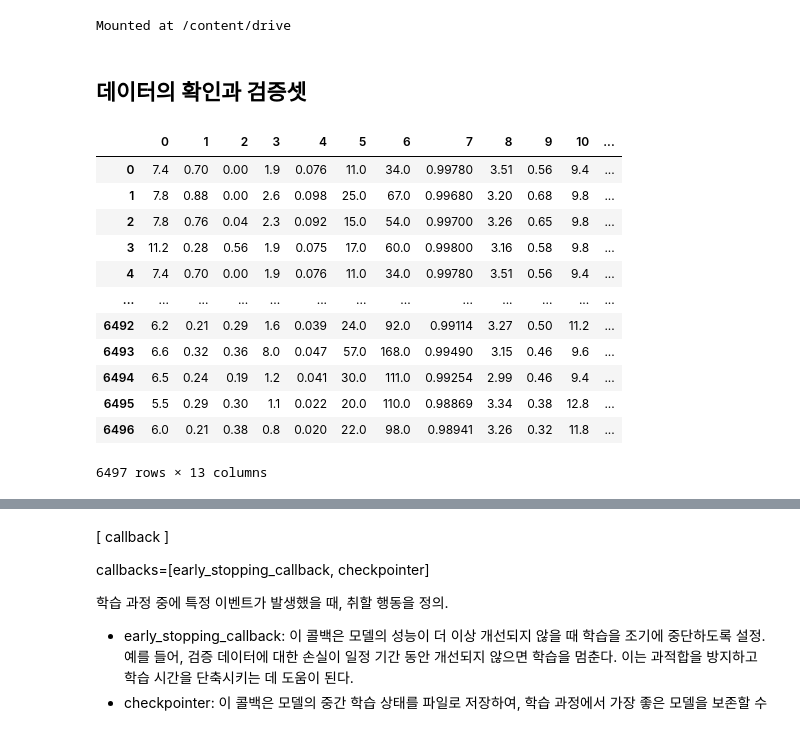
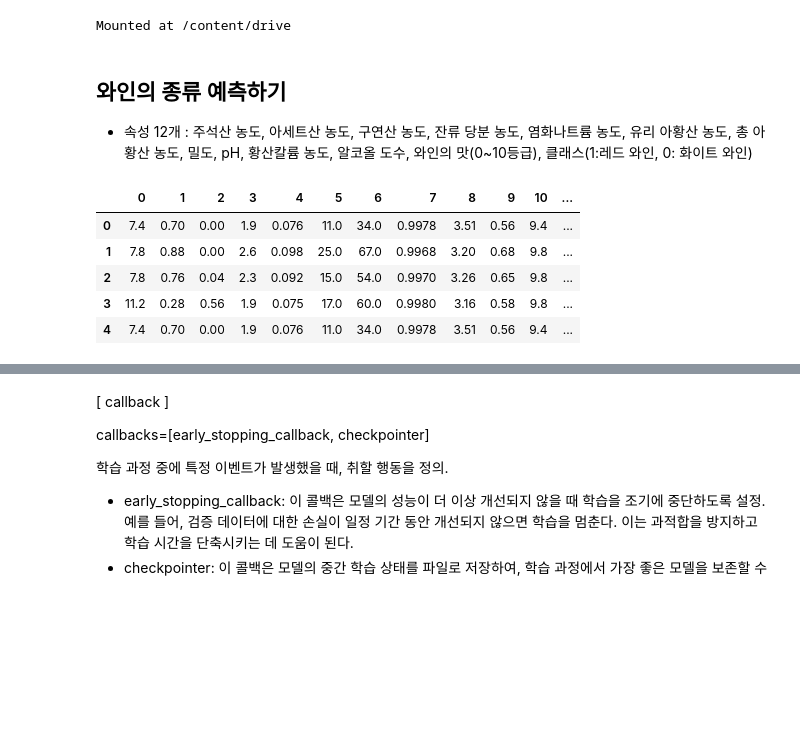
Before and after one commit to bnv20/kdt_2310, a Jupyter notebook: m6_dl/m6_모델성능개선.ipynb, the cells around one changed output, grey strips where cells are left out. Saved outputs shown, nothing was run; the diff lists cells and outputs as text; code cells hidden in the pictures; blank space fills up the shorter version.

```diff
--- a/m6_dl/m6_모델성능개선.ipynb
+++ b/m6_dl/m6_모델성능개선.ipynb
@@ -3,30 +3,32 @@ from google.colab import drive
 drive.mount('/content/drive')
 # %% [output]
 Mounted at /content/drive
-# %% [markdown]
-## 데이터의 확인과 검증셋
+# %% [markdown]
+## 와인의 종류 예측하기
+
+- 속성 12개 : 주석산 농도, 아세트산 농도, 구연산 농도, 잔류 당분 농도, 염화나트륨 농도, 유리 아황산 농도, 총 아황산 농도, 밀도, pH, 황산칼륨 농도, 알코올 도수, 와인의 맛(0~10등급), 클래스(1:레드 와인, 0: 화이트 와인)
 # %%
+import tensorflow as tf
 from tensorflow.keras.models import Sequential
 from tensorflow.keras.layers import Dense
 from sklearn.model_selection import train_test_split
+import numpy as np
 import pandas as pd
+import random as python_random
+
+tf.random.set_seed(123)
+np.random.seed(123)
+python_random.seed(123)
 
 # 데이터를 입력합니다.
 df = pd.read_csv('/content/drive/MyDrive/kdt_231026/m6_dl/data/wine.csv', header=None)
 
 # 데이터를 미리 보겠습니다.
-df
+df.head()
 # %% [output]
 |  | 0 | 1 | 2 | 3 | 4 | 5 | 6 | 7 | 8 | 9 | 10 | ... |
-| 0 | 7.4 | 0.70 | 0.00 | 1.9 | 0.076 | 11.0 | 34.0 | 0.99780 | 3.51 | 0.56 | 9.4 | ... |
-| 1 | 7.8 | 0.88 | 0.00 | 2.6 | 0.098 | 25.0 | 67.0 | 0.99680 | 3.20 | 0.68 | 9.8 | ... |
-| 2 | 7.8 | 0.76 | 0.04 | 2.3 | 0.092 | 15.0 | 54.0 | 0.99700 | 3.26 | 0.65 | 9.8 | ... |
-| 3 | 11.2 | 0.28 | 0.56 | 1.9 | 0.075 | 17.0 | 60.0 | 0.99800 | 3.16 | 0.58 | 9.8 | ... |
-| 4 | 7.4 | 0.70 | 0.00 | 1.9 | 0.076 | 11.0 | 34.0 | 0.99780 | 3.51 | 0.56 | 9.4 | ... |
-| ... | ... | ... | ... | ... | ... | ... | ... | ... | ... | ... | ... | ... |
-| 6492 | 6.2 | 0.21 | 0.29 | 1.6 | 0.039 | 24.0 | 92.0 | 0.99114 | 3.27 | 0.50 | 11.2 | ... |
-| 6493 | 6.6 | 0.32 | 0.36 | 8.0 | 0.047 | 57.0 | 168.0 | 0.99490 | 3.15 | 0.46 | 9.6 | ... |
-| 6494 | 6.5 | 0.24 | 0.19 | 1.2 | 0.041 | 30.0 | 111.0 | 0.99254 | 2.99 | 0.46 | 9.4 | ... |
-| 6495 | 5.5 | 0.29 | 0.30 | 1.1 | 0.022 | 20.0 | 110.0 | 0.98869 | 3.34 | 0.38 | 12.8 | ... |
-| 6496 | 6.0 | 0.21 | 0.38 | 0.8 | 0.020 | 22.0 | 98.0 | 0.98941 | 3.26 | 0.32 | 11.8 | ... |
+| 0 | 7.4 | 0.70 | 0.00 | 1.9 | 0.076 | 11.0 | 34.0 | 0.9978 | 3.51 | 0.56 | 9.4 | ... |
+| 1 | 7.8 | 0.88 | 0.00 | 2.6 | 0.098 | 25.0 | 67.0 | 0.9968 | 3.20 | 0.68 | 9.8 | ... |
+| 2 | 7.8 | 0.76 | 0.04 | 2.3 | 0.092 | 15.0 | 54.0 | 0.9970 | 3.26 | 0.65 | 9.8 | ... |
+| 3 | 11.2 | 0.28 | 0.56 | 1.9 | 0.075 | 17.0 | 60.0 | 0.9980 | 3.16 | 0.58 | 9.8 | ... |
+| 4 | 7.4 | 0.70 | 0.00 | 1.9 | 0.076 | 11.0 | 34.0 | 0.9978 | 3.51 | 0.56 | 9.4 | ... |
-6497 rows × 13 columns
```
Also changed, not shown: parts of 28 cells of this notebook.
